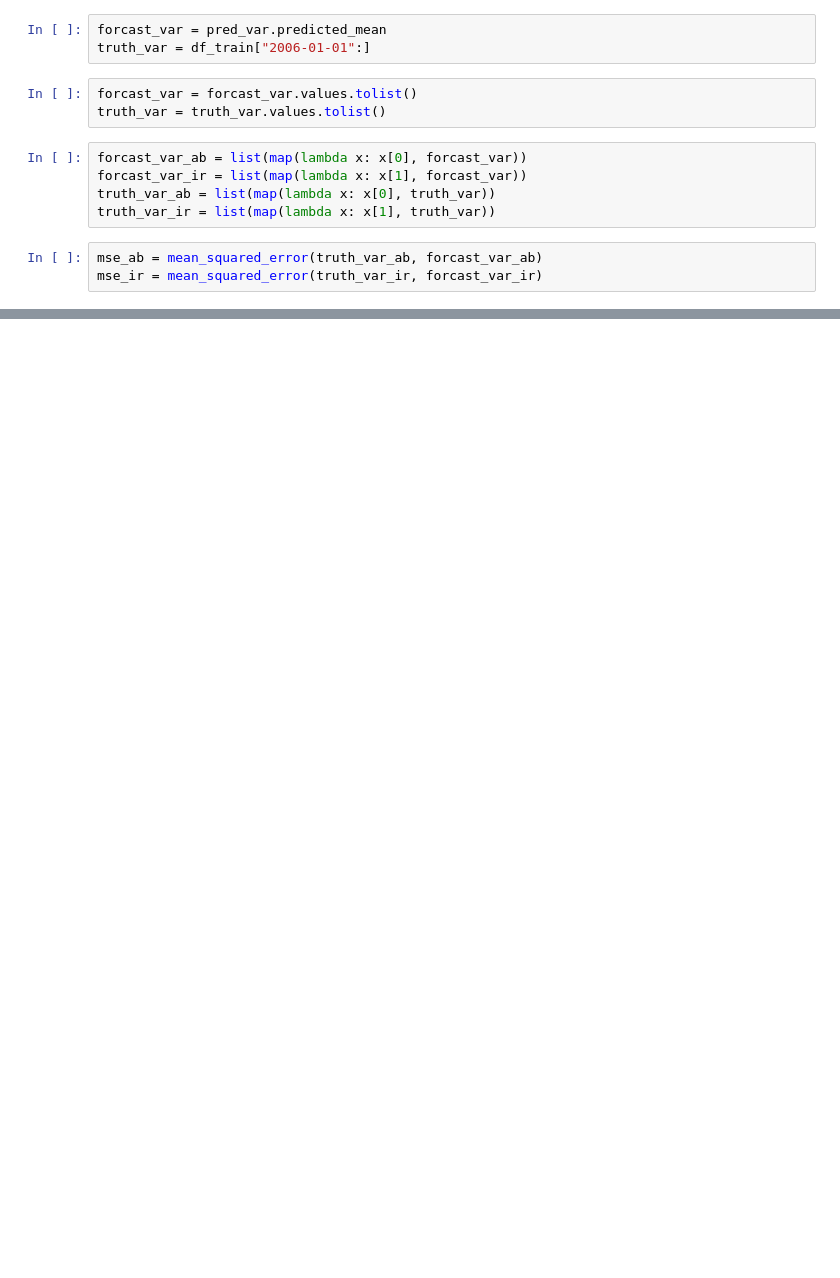
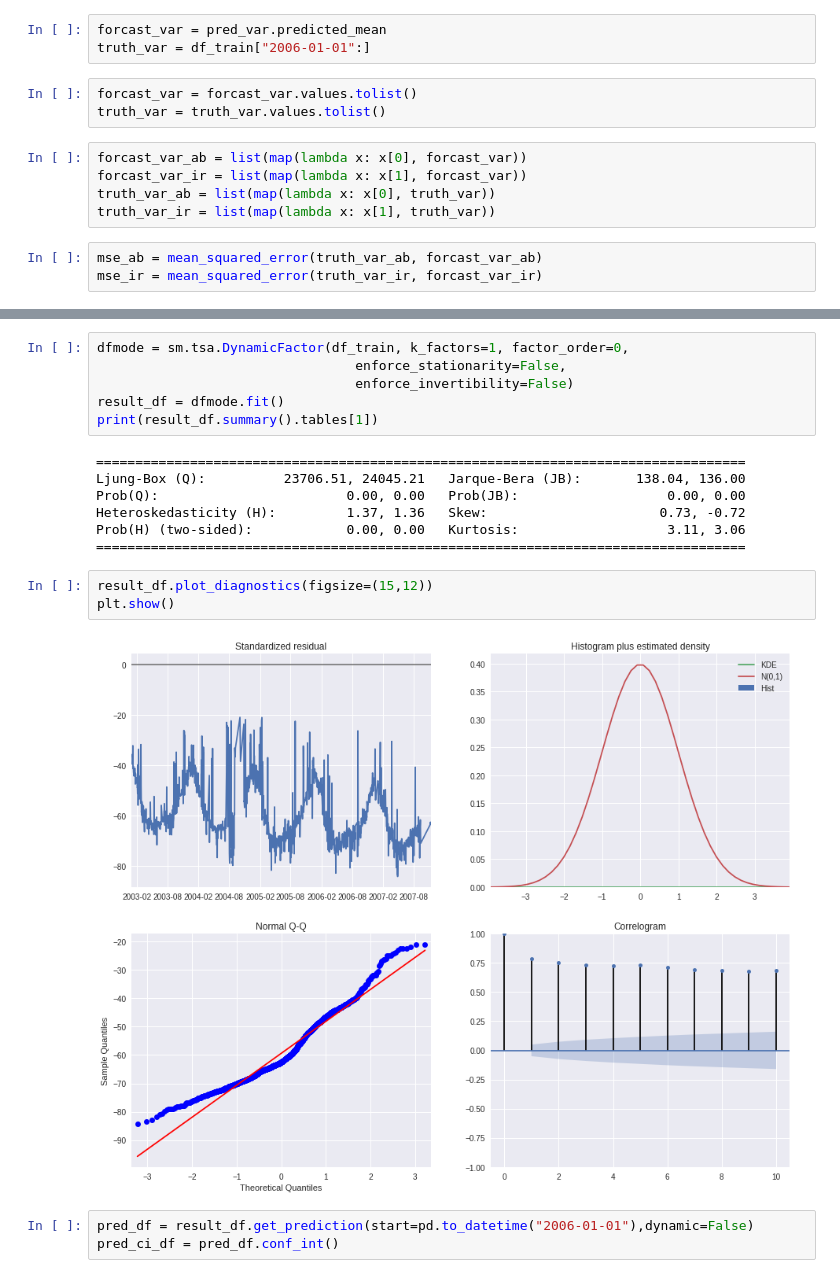
Before and after one commit to ift540-PVAZ/PVAZ, a Jupyter notebook: Time Series/Forecast.ipynb, the cells around one changed output, grey strips where cells are left out. Cells and saved outputs as stored; diff of their text form; blank space fills up the shorter version.

```diff
--- a/Time Series/Forecast.ipynb
+++ b/Time Series/Forecast.ipynb
@@ -366,0 +386,21 @@ mse_ir = mean_squared_error(truth_var_ir, forcast_var_ir)
+# %%
+dfmode = sm.tsa.DynamicFactor(df_train, k_factors=1, factor_order=0,
+                                 enforce_stationarity=False,
+                                 enforce_invertibility=False)
+result_df = dfmode.fit()
+print(result_df.summary().tables[1])
+# %% [output]
+===================================================================================
+Ljung-Box (Q):          23706.51, 24045.21   Jarque-Bera (JB):       138.04, 136.00
+Prob(Q):                        0.00, 0.00   Prob(JB):                   0.00, 0.00
+Heteroskedasticity (H):         1.37, 1.36   Skew:                      0.73, -0.72
+Prob(H) (two-sided):            0.00, 0.00   Kurtosis:                   3.11, 3.06
+===================================================================================
+# %%
+result_df.plot_diagnostics(figsize=(15,12))
+plt.show()
+# %% [output]
+[figure, added]
+# %%
+pred_df = result_df.get_prediction(start=pd.to_datetime("2006-01-01"),dynamic=False)
+pred_ci_df = pred_df.conf_int()
```
Also changed, not shown: parts of 33 cells of this notebook.
